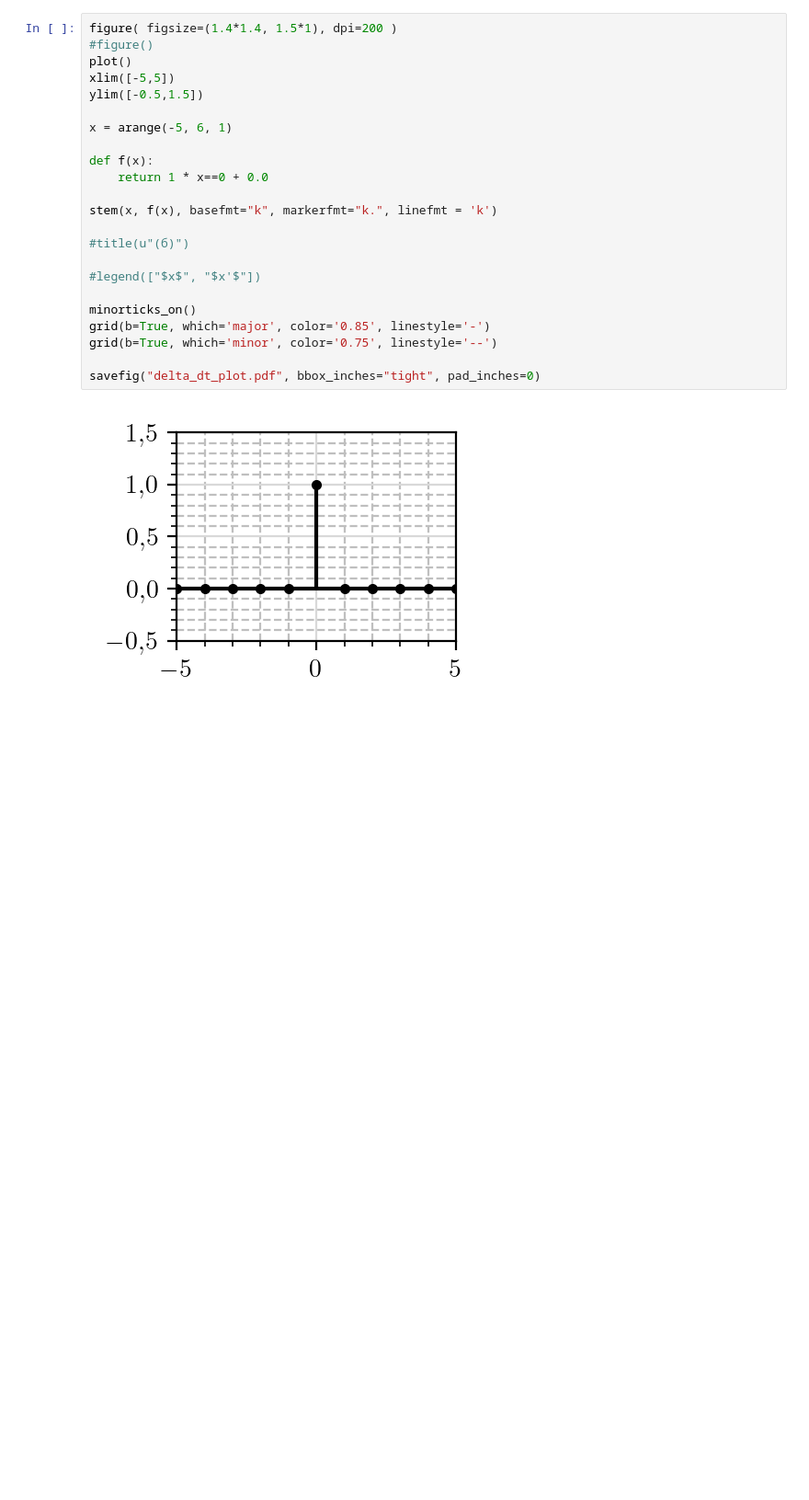
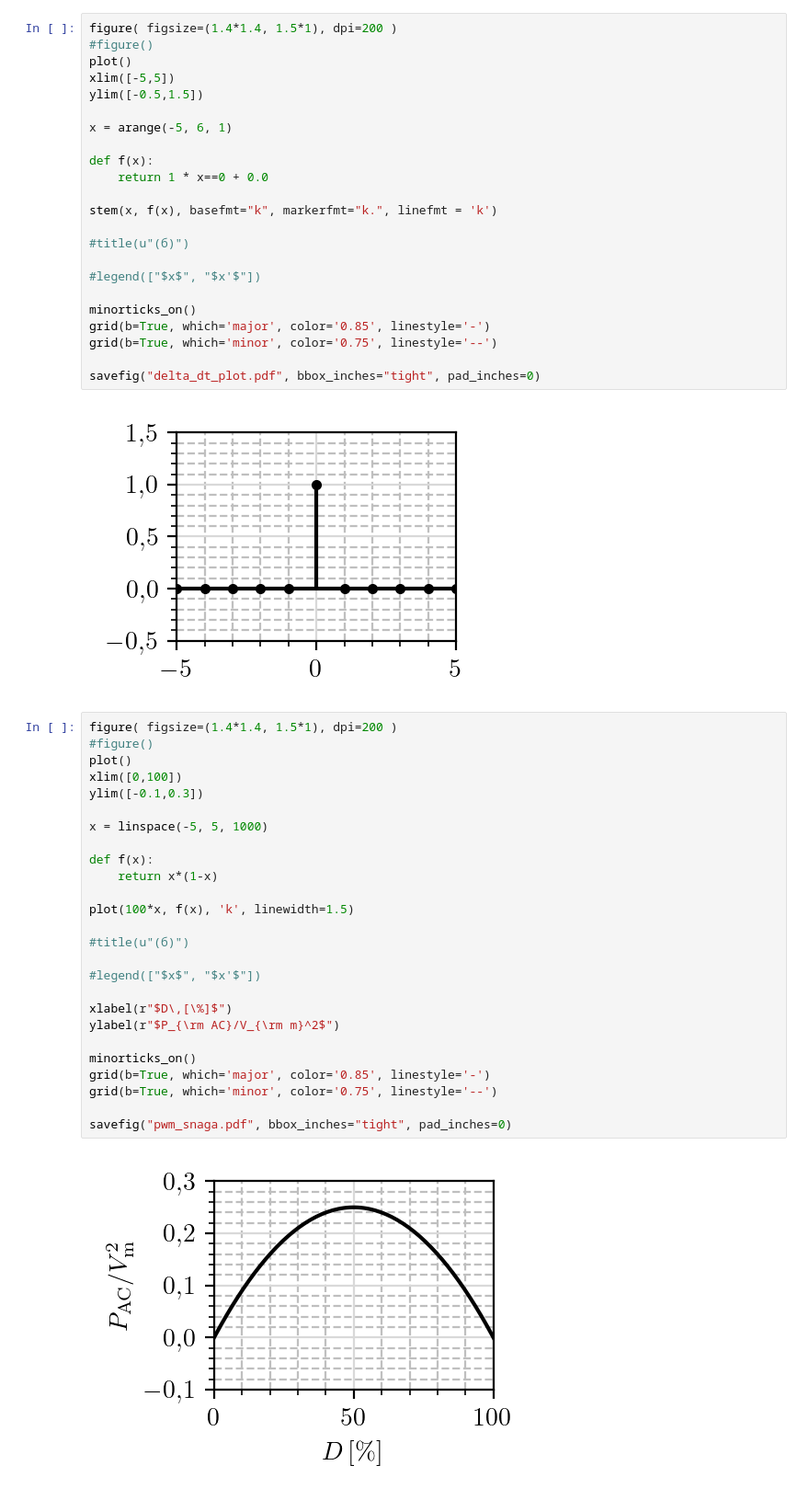
Before and after one commit to djokicd/zbirka-sis, a Jupyter notebook: 1_uvod/1_osnovne_osobine_signala/fig/uvod_plotovi.ipynb, the cells around one changed output. Shown: that part at 92% size. Saved outputs shown, nothing was run; the diff lists cells and outputs as text; blank space fills up the shorter version.

```diff
--- a/1_uvod/1_osnovne_osobine_signala/fig/uvod_plotovi.ipynb
+++ b/1_uvod/1_osnovne_osobine_signala/fig/uvod_plotovi.ipynb
@@ -593,3 +593,31 @@ grid(b=True, which='minor', color='0.75', linestyle='--')
 savefig("delta_dt_plot.pdf", bbox_inches="tight", pad_inches=0)
 # %% [output]
 [figure]
+# %%
+figure( figsize=(1.4*1.4, 1.5*1), dpi=200 )
+#figure()
+plot()
+xlim([0,100])
+ylim([-0.1,0.3])
+
+x = linspace(-5, 5, 1000)
+
+def f(x):
+    return x*(1-x)
+
+plot(100*x, f(x), 'k', linewidth=1.5)
+
+#title(u"(б)")
+
+#legend(["$x$", "$x'$"])
+
+xlabel(r"$D\,[\%]$")
+ylabel(r"$P_{\rm AC}/V_{\rm m}^2$")
+
+minorticks_on()
+grid(b=True, which='major', color='0.85', linestyle='-')
+grid(b=True, which='minor', color='0.75', linestyle='--')
+
+savefig("pwm_snaga.pdf", bbox_inches="tight", pad_inches=0)
+# %% [output]
+[figure, added]
```
Also changed, not shown: 11 other files.
